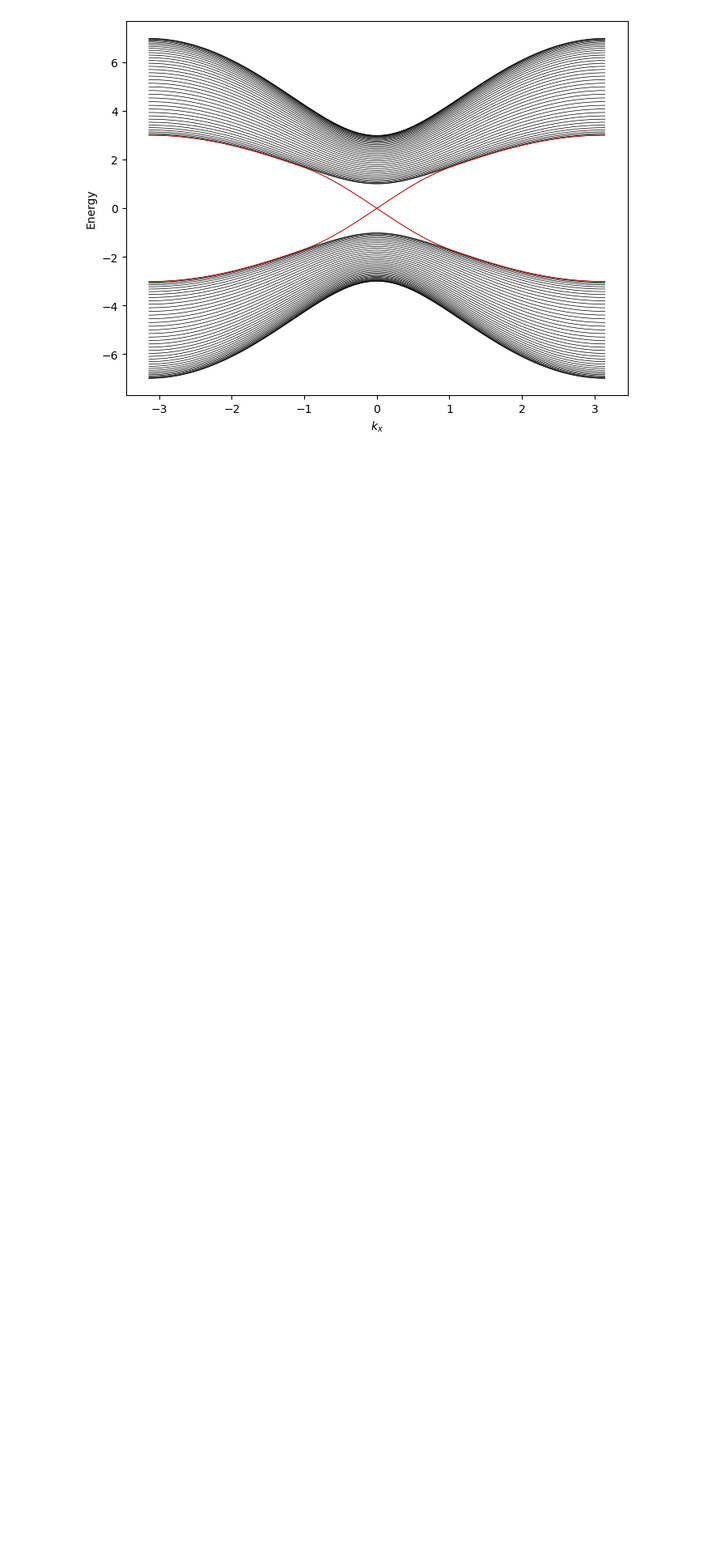
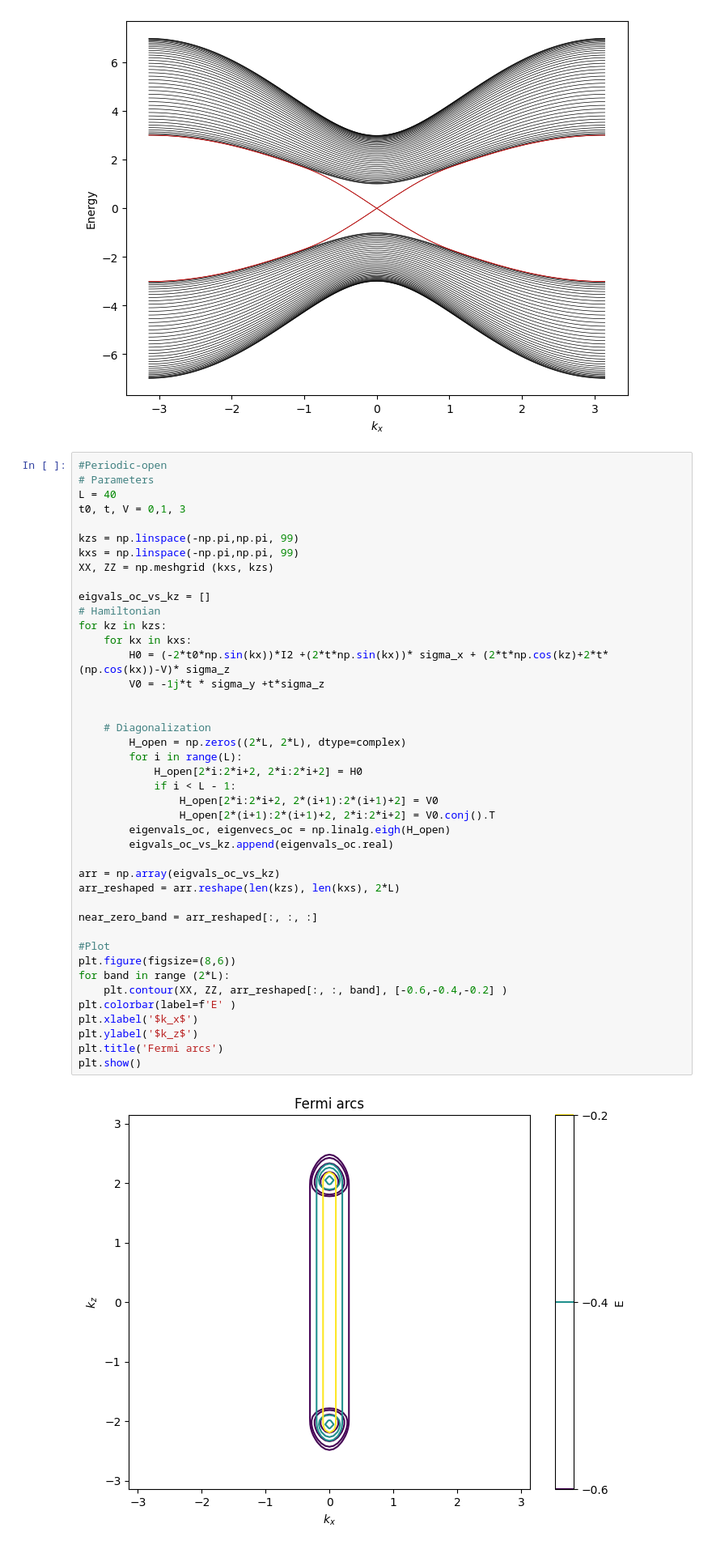
Before and after one commit to gehadibany/topological-phases, a Jupyter notebook: weyl_semimetals.ipynb, the cells around one changed output. Shown: that part at 81% size. Saved outputs shown, nothing was run; the diff lists cells and outputs as text; blank space fills up the shorter version.

Commit message:
Fermi arcs code updated

```diff
--- a/weyl_semimetals.ipynb
+++ b/weyl_semimetals.ipynb
@@ -171,3 +171,47 @@ plt.ylabel('Energy')
 plt.show()
 # %% [output]
 [figure]
+# %%
+#Periodic-open
+# Parameters
+L = 40
+t0, t, V = 0,1, 3
+
+kzs = np.linspace(-np.pi,np.pi, 99)
+kxs = np.linspace(-np.pi,np.pi, 99)
+XX, ZZ = np.meshgrid (kxs, kzs)
+
+eigvals_oc_vs_kz = []
+# Hamiltonian
+for kz in kzs:
+    for kx in kxs:
+        H0 = (-2*t0*np.sin(kx))*I2 +(2*t*np.sin(kx))* sigma_x + (2*t*np.cos(kz)+2*t*(np.cos(kx))-V)* sigma_z
+        V0 = -1j*t * sigma_y +t*sigma_z
+
+
+    # Diagonalization
+        H_open = np.zeros((2*L, 2*L), dtype=complex)
+        for i in range(L):
+            H_open[2*i:2*i+2, 2*i:2*i+2] = H0
+            if i < L - 1:
+                H_open[2*i:2*i+2, 2*(i+1):2*(i+1)+2] = V0
+                H_open[2*(i+1):2*(i+1)+2, 2*i:2*i+2] = V0.conj().T
+        eigenvals_oc, eigenvecs_oc = np.linalg.eigh(H_open)
+        eigvals_oc_vs_kz.append(eigenvals_oc.real)
+
+arr = np.array(eigvals_oc_vs_kz)
+arr_reshaped = arr.reshape(len(kzs), len(kxs), 2*L)
+
+near_zero_band = arr_reshaped[:, :, :]
+
+#Plot
+plt.figure(figsize=(8,6))
+for band in range (2*L):
+    plt.contour(XX, ZZ, arr_reshaped[:, :, band], [-0.6,-0.4,-0.2] )
+plt.colorbar(label=f'E' )
+plt.xlabel('$k_x$')
+plt.ylabel('$k_z$')
+plt.title('Fermi arcs')
+plt.show()
+# %% [output]
+[figure, added]
```
Also changed, not shown: parts of 1 cell of this notebook.
